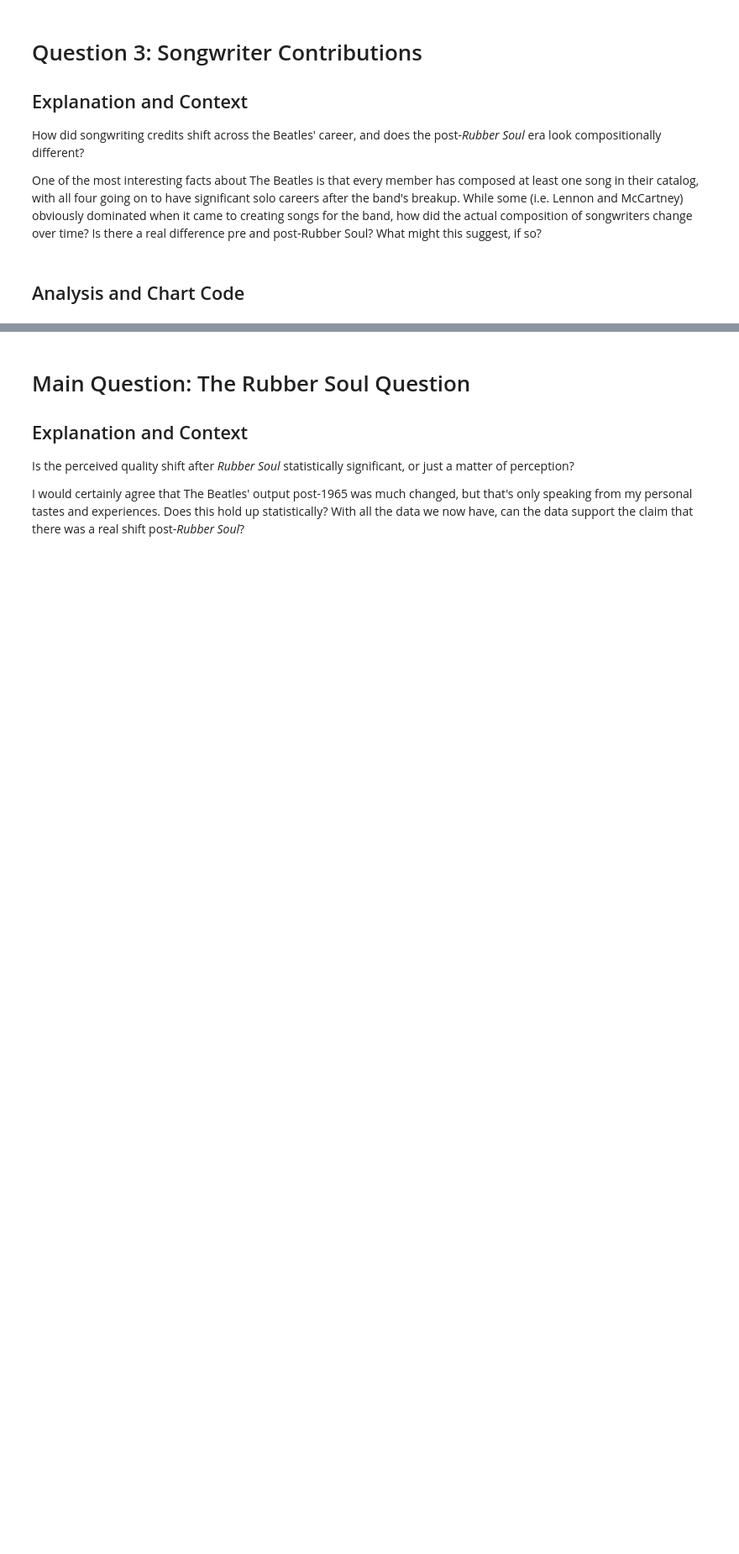
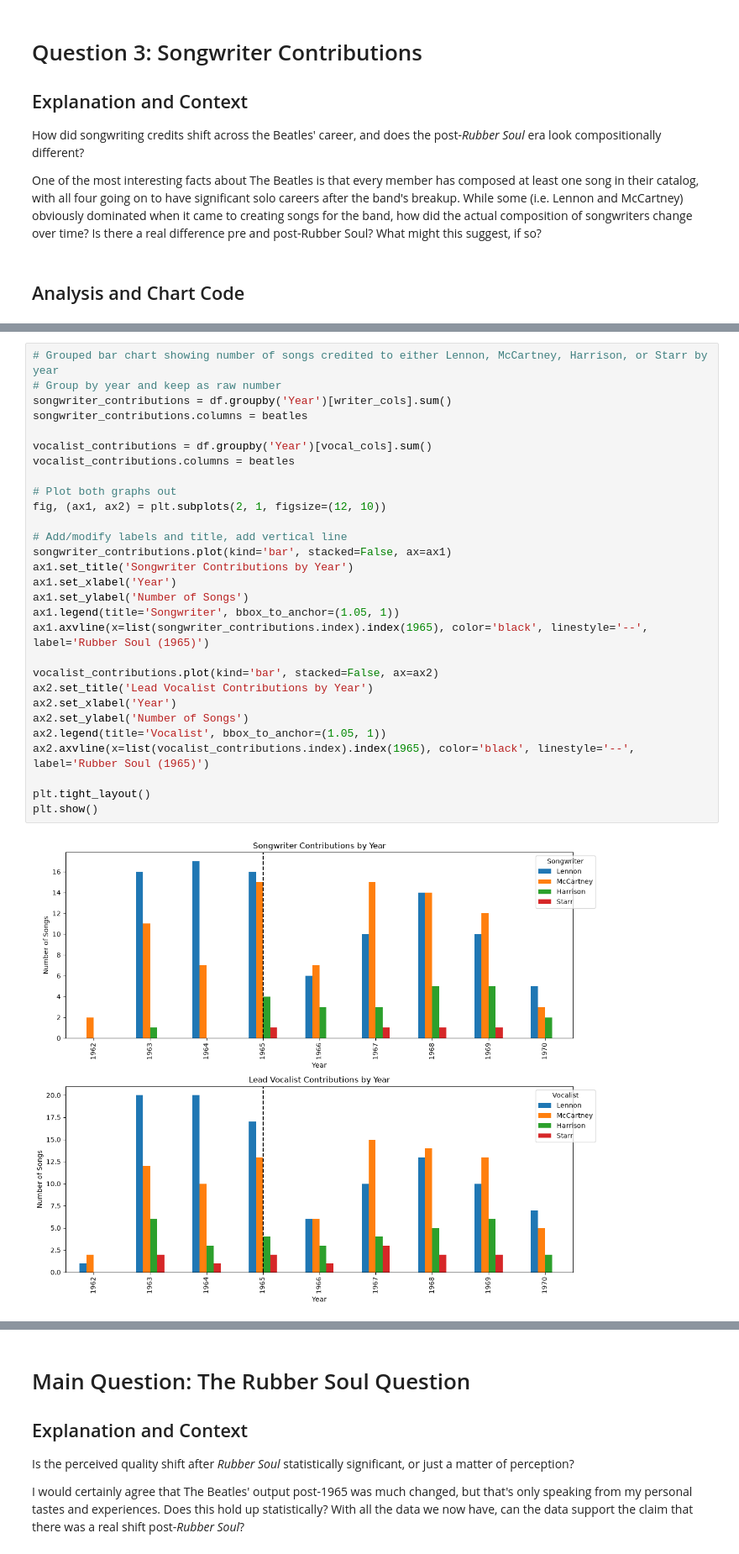
Before and after one commit to Trisolis/Beatles-Analysis, a Jupyter notebook: Analysis.ipynb, the cells around one changed output, grey strips where cells are left out. Shown at 84% size. Cells and saved outputs as stored; diff of their text form; blank space fills up the shorter version.

```diff
--- a/Analysis.ipynb
+++ b/Analysis.ipynb
@@ -289,2 +333,33 @@ One of the most interesting facts about The Beatles is that every member has com
+# %%
+# Grouped bar chart showing number of songs credited to either Lennon, McCartney, Harrison, or Starr by year
+# Group by year and keep as raw number
+songwriter_contributions = df.groupby('Year')[writer_cols].sum()
+songwriter_contributions.columns = beatles
+
+vocalist_contributions = df.groupby('Year')[vocal_cols].sum()
+vocalist_contributions.columns = beatles
+
+# Plot both graphs out
+fig, (ax1, ax2) = plt.subplots(2, 1, figsize=(12, 10))
+
+# Add/modify labels and title, add vertical line
+songwriter_contributions.plot(kind='bar', stacked=False, ax=ax1)
+ax1.set_title('Songwriter Contributions by Year')
+ax1.set_xlabel('Year')
+ax1.set_ylabel('Number of Songs')
+ax1.legend(title='Songwriter', bbox_to_anchor=(1.05, 1))
+ax1.axvline(x=list(songwriter_contributions.index).index(1965), color='black', linestyle='--', label='Rubber Soul (1965)')
+
+vocalist_contributions.plot(kind='bar', stacked=False, ax=ax2)
+ax2.set_title('Lead Vocalist Contributions by Year')
+ax2.set_xlabel('Year')
+ax2.set_ylabel('Number of Songs')
+ax2.legend(title='Vocalist', bbox_to_anchor=(1.05, 1))
+ax2.axvline(x=list(vocalist_contributions.index).index(1965), color='black', linestyle='--', label='Rubber Soul (1965)')
+
+plt.tight_layout()
+plt.show()
+# %% [output]
+[figure, added]
 # %% [markdown]
 ## Observations and Conclusions
```
Also changed, not shown: parts of 2 cells of this notebook.
